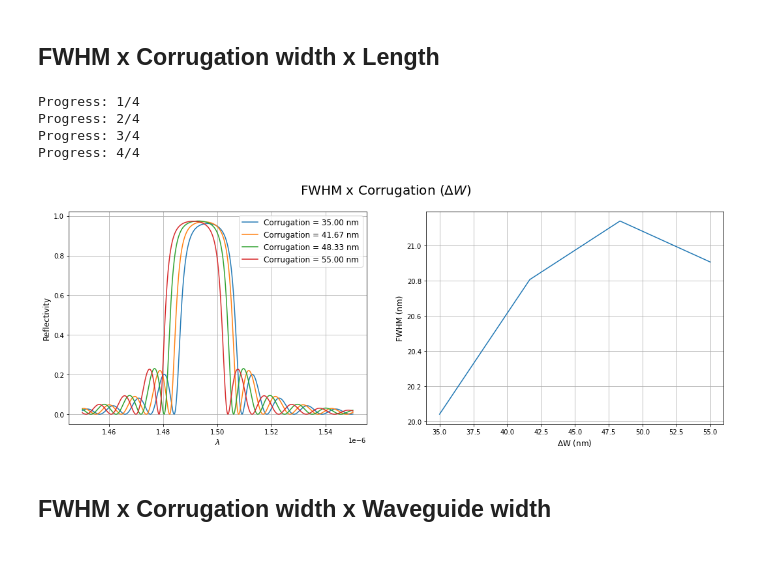
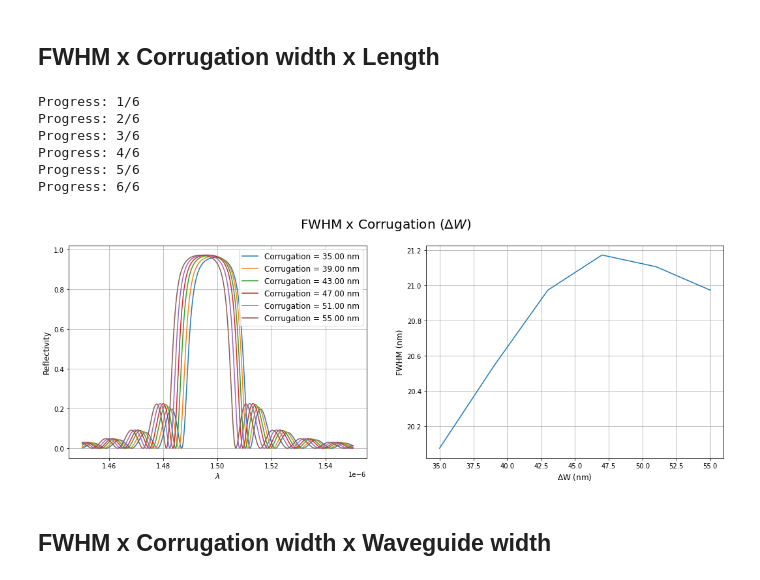
Before and after one commit to CaioRodrigues200/Photonics-training, a Jupyter notebook: Projects/Bragg Grating/SimulationFiles/GratingAssembly.ipynb, the cells around one changed output. Cells and saved outputs as stored; diff of their text form; code cells hidden in the pictures.

```diff
--- a/Projects/Bragg Grating/SimulationFiles/GratingAssembly.ipynb
+++ b/Projects/Bragg Grating/SimulationFiles/GratingAssembly.ipynb
@@ -218,13 +234,13 @@ xaxis = SWvMatrix['wavelength']
 
 plt.figure(figsize=(12,7))
 plt.plot(SWvMatrix['wavelength'],10*np.log10(abs(SWvMatrix['s11'])**2))
-plt.title(r"Reflectivity x $\lambda$ (in dB)",fontsize=20)
+plt.title(r"Reflectivity x $\lambda$ (in dB) ($\Lambda$ = "+ "{:.3f} um)".format(Vp*1e6),fontsize=20)
 plt.ylim(bottom=-20)
 plt.grid()
 
 pnts = signalLv(10*np.log10(abs(SWvMatrix['s11'])**2),0.5,"log10")
 xcoords = pnts['index']
-average = -3
+average = -6.75
 
 xcoffset = int(len(xcoords)/2) - 1
 diff = xaxis[xcoords[xcoffset+1]] - xaxis[xcoords[xcoffset]]
@@ -242,8 +258,8 @@ print(pnts)
 # %%
 # Iteration stage -------------------------------------------
 
-gpRange = [0.30e-6, 0.34e-6]   # Grating period range
-gpPoints = 3                   # Grating period points
+gpRange = [0.26e-6, 0.33e-6]   # Grating period range
+gpPoints = 4                   # Grating period points
 
 Vpi = np.linspace(gpRange[0],gpRange[1],gpPoints)
 bwave_i = np.zeros(gpPoints)
@@ -255,7 +271,7 @@ for i in range(gpPoints):
     bragg.switchtolayout()
     # Assembly stage --------------------------------------------
 
-    L = 100e-6
+    L = 25e-6
     VpNum = int(L/(Vpi[i]))
 
     # Substract setting
@@ -320,10 +336,10 @@ ax[1].grid()
 # %%
 # Iteration stage -------------------------------------------
 
-Lrange = [50e-6, 50e-6]         # Length sweep range
-Lpoints = 1                     # Length sweep points
+Lrange = [25e-6, 25e-6]         # Length sweep range
+Lpoints = 1                    # Length sweep points
 corRange = [35e-9, 55e-9]        # Corrugation range
-corPoints = 4                    # Corrugation points
+corPoints = 6                    # Corrugation points
 
 Cori = np.linspace(corRange[0],corRange[1],corPoints)
 Li = np.linspace(Lrange[0],Lrange[1],Lpoints)
@@ -390,37 +406,39 @@ for j in range(Lpoints):
         xcoords = pnts['index']
         average = pnts['yMed']
 
         xcoffset = int(len(xcoords)/2) - 1
         fwhm_i[i] = xaxis[xcoords[xcoffset+1]] - xaxis[xcoords[xcoffset]]
 
         warnings.filterwarnings("ignore")
         print("Progress: " + str((i+1+corPoints*j)) + "/" + str(corPoints*Lpoints))
 
     if(Lpoints > 1):
         ax[j][0].set_ylabel('Reflectivity',fontsize=12)
         ax[j][0].set_xlabel(r'$\lambda$',fontsize=12)
         ax[j][0].legend(fontsize=12)
         ax[j][0].grid()
 
         ax[j][1].plot(Cori*1e9,fwhm_i*1e9)
         ax[j][1].set_ylabel('FWHM (nm)',fontsize=12)
         ax[j][1].set_xlabel(r'$\Delta$W (nm)',fontsize=12)
         ax[j][1].grid()
     else:
         ax[0].set_ylabel('Reflectivity',fontsize=12)
         ax[0].set_xlabel(r'$\lambda$',fontsize=12)
         ax[0].legend(fontsize=12)
         ax[0].grid()
 
         ax[1].plot(Cori*1e9,fwhm_i*1e9)
         ax[1].set_ylabel('FWHM (nm)',fontsize=12)
         ax[1].set_xlabel(r'$\Delta$W (nm)',fontsize=12)
         ax[1].grid()
 # %% [output]
-Progress: 1/4
-Progress: 2/4
-Progress: 3/4
-Progress: 4/4
+Progress: 1/6
+Progress: 2/6
+Progress: 3/6
+Progress: 4/6
+Progress: 5/6
+Progress: 6/6
-[figure, old version]
+[figure, new version]
 # %% [markdown]
 ## FWHM x Corrugation width x Waveguide width
```
Also changed, not shown: parts of 12 cells of this notebook, 10 other files.
